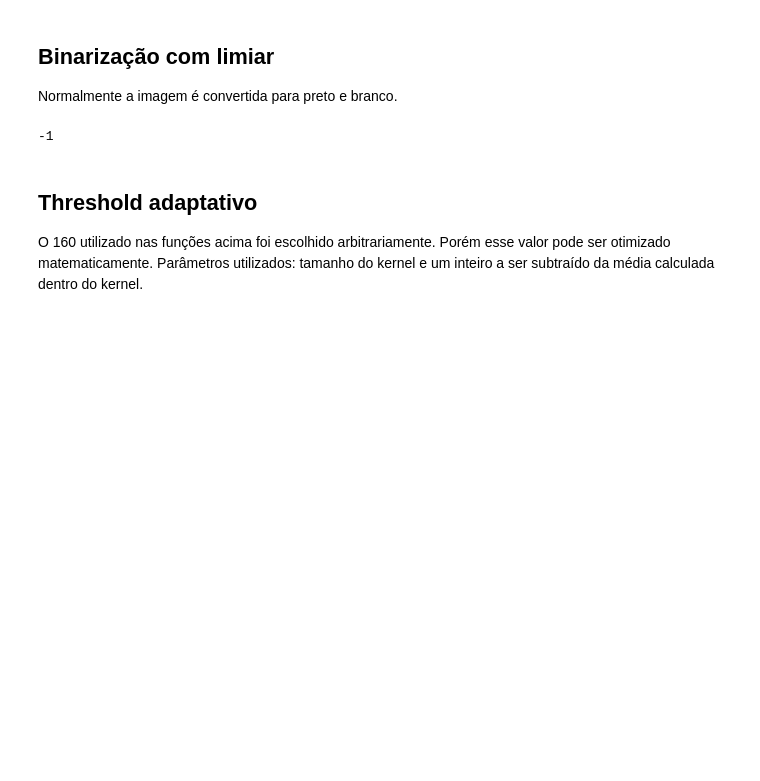
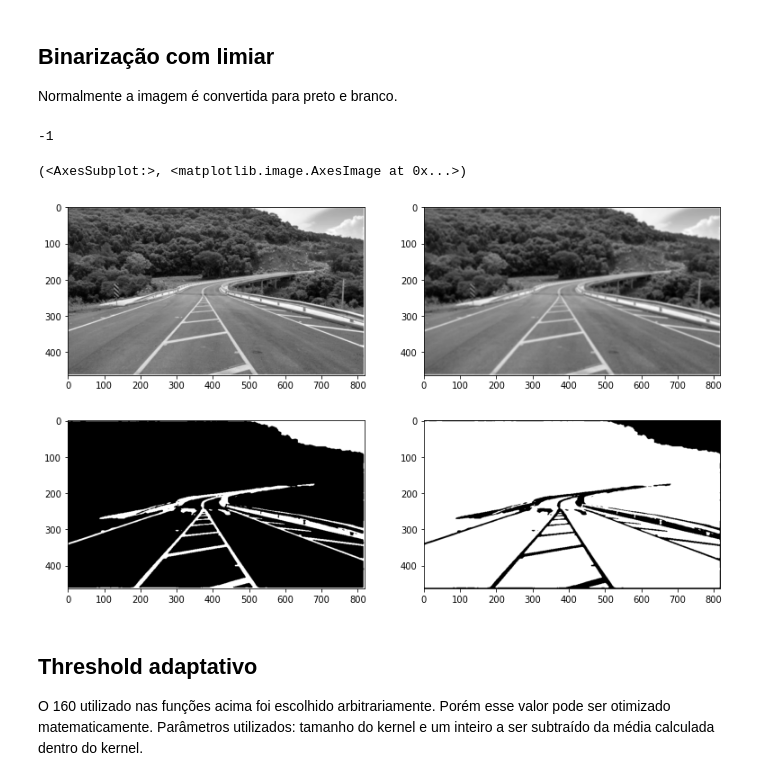
Before and after one commit to felypemaciel/atlantico-bootcamp, a Jupyter notebook: trailhead/visao_computacional/opencv/05_threshold.ipynb, the cells around one changed output. Drawn from its saved outputs; the diff is of its cells as text; code cells hidden in the pictures; blank space fills up the shorter version.

```diff
--- a/trailhead/visao_computacional/opencv/05_threshold.ipynb
+++ b/trailhead/visao_computacional/opencv/05_threshold.ipynb
@@ -20,6 +21,15 @@ cv2.imshow('Binarização da imagem', resultado)
 cv2.waitKey(0)
 # %% [output]
 -1
+# %%
+plt.figure(figsize=(13,8))
+plt.subplot(221), plt.imshow(img, cmap='gray')
+plt.subplot(222), plt.imshow(suave, cmap='gray')
+plt.subplot(223), plt.imshow(bin, cmap='gray')
+plt.subplot(224), plt.imshow(binI, cmap='gray')
+# %% [output]
+(<AxesSubplot:>, <matplotlib.image.AxesImage at 0x...>)
+[figure, added]
 # %% [markdown]
 ## Threshold adaptativo
 
```
Also changed, not shown: parts of 5 cells of this notebook, 3 other files.
